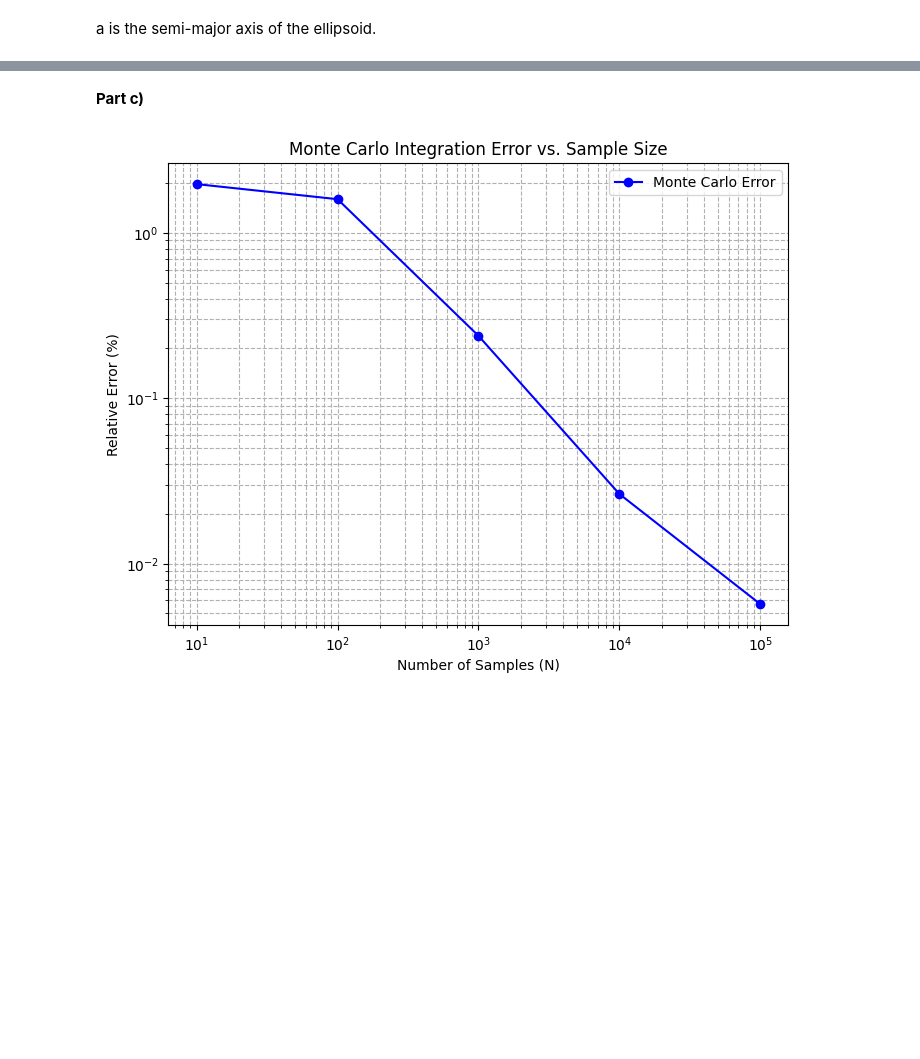
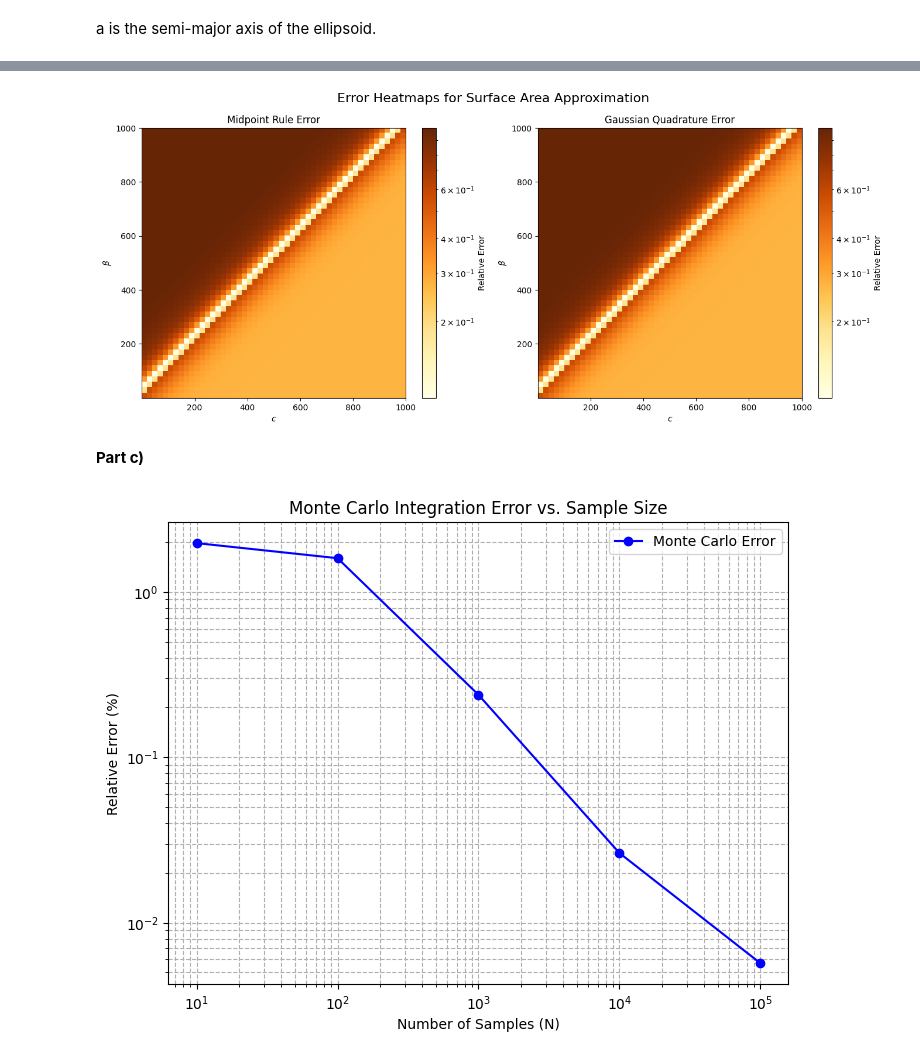
Before and after one commit to wcmelby/wcm_Phys129L_section, a Jupyter notebook: Section_7/Section7B.ipynb, the cells around one changed output, grey strips where cells are left out. Cells and saved outputs as stored; diff of their text form; code cells hidden in the pictures; blank space fills up the shorter version.

```diff
--- a/Section_7/Section7B.ipynb
+++ b/Section_7/Section7B.ipynb
@@ -293,3 +183,81 @@ plt.show()
+# %%
+# Exact surface area formula
+def exact_surface_area(beta, c):
+    e = np.sqrt(1 - (beta ** 2) / (c ** 2)) if c > beta else 0  # Handle cases where c <= beta
+    if e == 0:
+        return 4 * np.pi * beta ** 2  # Sphere case
+    return 2 * np.pi * beta ** 2 * (1 + (c / (beta * e)) * np.arcsin(e))
+
+# Midpoint rule approximation
+def midpoint_rule_area(beta, c, n=100):
+    def integrand(theta):
+        e = np.sqrt(1 - (beta ** 2) / (c ** 2)) if c > beta else 0
+        return np.sqrt(1 - e ** 2 * np.sin(theta) ** 2)
+
+    thetas = np.linspace(0, np.pi / 2, n)
+    midpoints = (thetas[:-1] + thetas[1:]) / 2
+    dtheta = thetas[1] - thetas[0]
+    integral = np.sum(integrand(midpoints)) * dtheta
+    return 4 * np.pi * beta * c * integral
+
+# Gaussian quadrature approximation
+def gaussian_quadrature_area(beta, c, n=50):
+    def integrand(theta):
+        e = np.sqrt(1 - (beta ** 2) / (c ** 2)) if c > beta else 0
+        return np.sqrt(1 - e ** 2 * np.sin(theta) ** 2)
+
+    nodes, weights = roots_legendre(n)
+    # Map nodes from [-1, 1] to [0, pi/2]
+    mapped_nodes = 0.25 * np.pi * (nodes + 1)
+    integral = np.sum(weights * integrand(mapped_nodes)) * (np.pi / 4)
+    return 4 * np.pi * beta * c * integral
+
+# Error calculation
+def compute_error(approx, exact):
+    return np.abs((approx - exact) / exact)
+
+# Heatmap generation
+def plot_error_heatmap(beta_range, c_range, n_points=50):
+    betas = np.logspace(np.log10(beta_range[0]), np.log10(beta_range[1]), n_points)
+    cs = np.logspace(np.log10(c_range[0]), np.log10(c_range[1]), n_points)
+    error_midpoint = np.zeros((n_points, n_points))
+    error_gaussian = np.zeros((n_points, n_points))
+
+    for i, beta in enumerate(betas):
+        for j, c in enumerate(cs):
+            exact = exact_surface_area(beta, c)
+            approx_midpoint = midpoint_rule_area(beta, c, n=100)
+            approx_gaussian = gaussian_quadrature_area(beta, c, n=50)
+            error_midpoint[i, j] = compute_error(approx_midpoint, exact)
+            error_gaussian[i, j] = compute_error(approx_gaussian, exact)
+
+    fig, axes = plt.subplots(1, 2, figsize=(16, 6))
+
+    # Midpoint error heatmap
+    im1 = axes[0].imshow(error_midpoint, extent=[c_range[0], c_range[1], beta_range[0], beta_range[1]],
+                         aspect='auto', origin='lower', cmap='YlOrBr', norm='log')
+    axes[0].set_title('Midpoint Rule Error')
+    axes[0].set_xlabel('$c$')
+    axes[0].set_ylabel('$\\beta$')
+    fig.colorbar(im1, ax=axes[0], label='Relative Error')
+
+    # Gaussian quadrature error heatmap
+    im2 = axes[1].imshow(error_gaussian, extent=[c_range[0], c_range[1], beta_range[0], beta_range[1]],
+                         aspect='auto', origin='lower', cmap='YlOrBr', norm='log')
+    axes[1].set_title('Gaussian Quadrature Error')
+    axes[1].set_xlabel('$c$')
+    axes[1].set_ylabel('$\\beta$')
+    fig.colorbar(im2, ax=axes[1], label='Relative Error')
+
+    plt.suptitle('Error Heatmaps for Surface Area Approximation', fontsize=16)
+    plt.show()
+
+# Parameters and execution
+beta_range = (0.001, 1000)
+c_range = (0.001, 1000)
+plot_error_heatmap(beta_range, c_range, n_points=50)
+# %% [output]
+[figure, added]
 # %% [markdown]
 **Part c)**
 # %%
```
Also changed, not shown: parts of 5 cells of this notebook.
